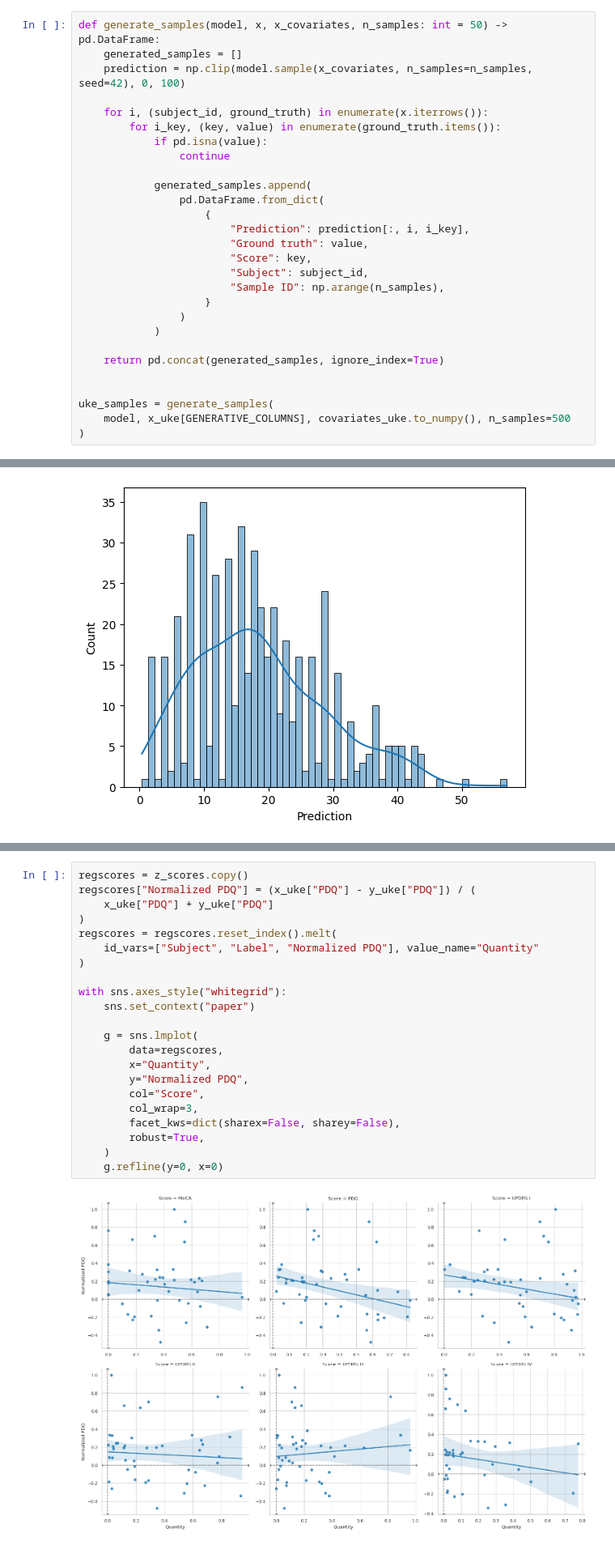
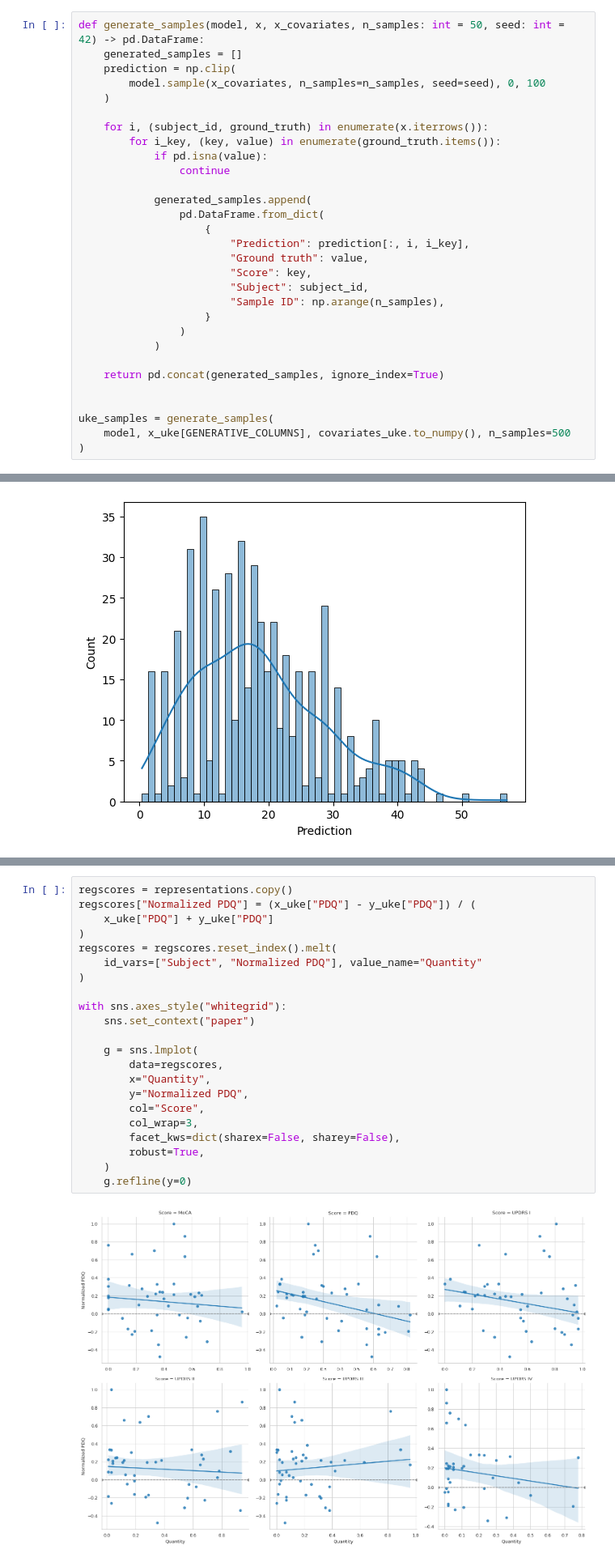
Before and after one commit to UKEIAM/de.uke.iam.parkinson.vae_longitudinal, a Jupyter notebook: conditional/treeffuser.ipynb, the cells around one changed output, grey strips where cells are left out. Shown at 81% size. Drawn from its saved outputs; the diff is of its cells as text.

```diff
--- a/conditional/treeffuser.ipynb
+++ b/conditional/treeffuser.ipynb
@@ -71,9 +71,11 @@ model.fit(scores.to_numpy(), X_amp[GENERATIVE_COLUMNS].to_numpy())
 # %% [output]
 Treeffuser(extra_lightgbm_params={}, seed=42)
 # %%
-def generate_samples(model, x, x_covariates, n_samples: int = 50) -> pd.DataFrame:
+def generate_samples(model, x, x_covariates, n_samples: int = 50, seed: int = 42) -> pd.DataFrame:
     generated_samples = []
-    prediction = np.clip(model.sample(x_covariates, n_samples=n_samples, seed=42), 0, 100)
+    prediction = np.clip(
+        model.sample(x_covariates, n_samples=n_samples, seed=seed), 0, 100
+    )
 
     for i, (subject_id, ground_truth) in enumerate(x.iterrows()):
         for i_key, (key, value) in enumerate(ground_truth.items()):
@@ -163,27 +168,27 @@ z_scores
 # %%
-regscores = z_scores.copy()
+regscores = representations.copy()
 regscores["Normalized PDQ"] = (x_uke["PDQ"] - y_uke["PDQ"]) / (
     x_uke["PDQ"] + y_uke["PDQ"]
 )
 regscores = regscores.reset_index().melt(
-    id_vars=["Subject", "Label", "Normalized PDQ"], value_name="Quantity"
+    id_vars=["Subject", "Normalized PDQ"], value_name="Quantity"
 )
 
 with sns.axes_style("whitegrid"):
     sns.set_context("paper")
 
     g = sns.lmplot(
         data=regscores,
         x="Quantity",
         y="Normalized PDQ",
         col="Score",
         col_wrap=3,
         facet_kws=dict(sharex=False, sharey=False),
         robust=True,
     )
-    g.refline(y=0, x=0)
+    g.refline(y=0)
 # %% [output]
-[figure, old version]
+[figure, new version]
 # %% [markdown]
 ## Predict the effect
 # %%
```
Also changed, not shown: parts of 3 cells of this notebook.
